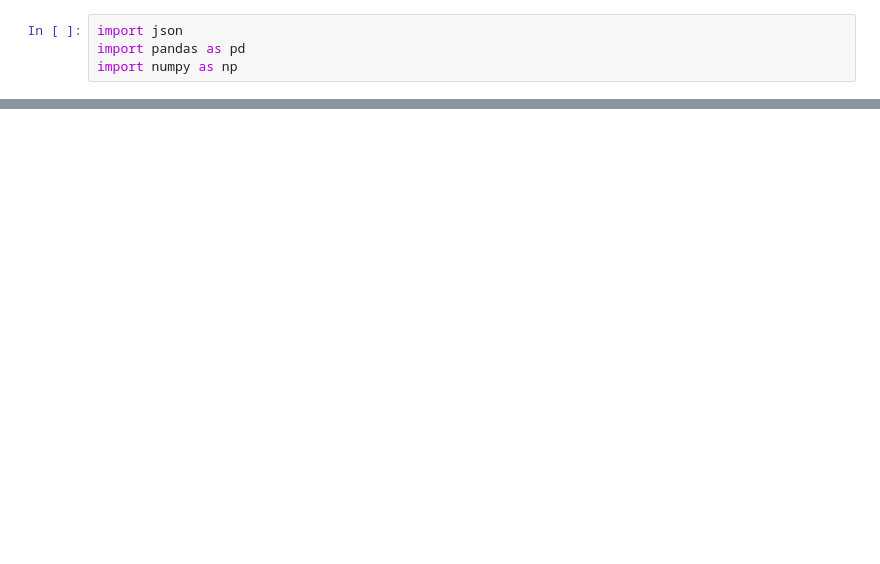
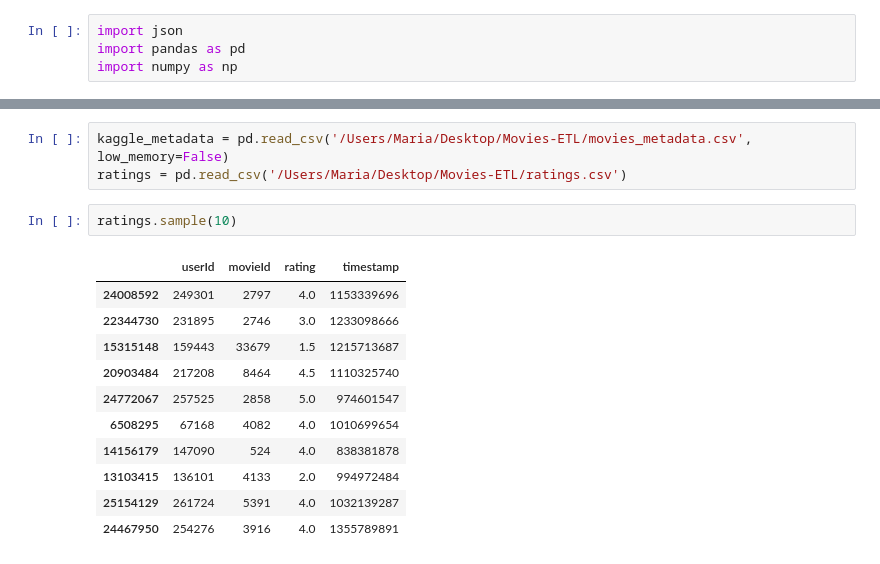
Before and after one commit to MariaGarzon/Movies-ETL, a Jupyter notebook: Untitled.ipynb, the cells around one changed output, grey strips where cells are left out. Saved outputs shown, nothing was run; the diff lists cells and outputs as text; blank space fills up the shorter version.

```diff
--- a/Untitled.ipynb
+++ b/Untitled.ipynb
@@ -11,0 +75,17 @@ FileNotFoundError: [Errno 2] No such file or directory: 'C://Users/Maria/Desktop
+# %%
+kaggle_metadata = pd.read_csv('/Users/Maria/Desktop/Movies-ETL/movies_metadata.csv', low_memory=False)
+ratings = pd.read_csv('/Users/Maria/Desktop/Movies-ETL/ratings.csv')
+# %%
+ratings.sample(10)
+# %% [output]
+|  | userId | movieId | rating | timestamp |
+| 24008592 | 249301 | 2797 | 4.0 | 1153339696 |
+| 22344730 | 231895 | 2746 | 3.0 | 1233098666 |
+| 15315148 | 159443 | 33679 | 1.5 | 1215713687 |
+| 20903484 | 217208 | 8464 | 4.5 | 1110325740 |
+| 24772067 | 257525 | 2858 | 5.0 | 974601547 |
+| 6508295 | 67168 | 4082 | 4.0 | 1010699654 |
+| 14156179 | 147090 | 524 | 4.0 | 838381878 |
+| 13103415 | 136101 | 4133 | 2.0 | 994972484 |
+| 25154129 | 261724 | 5391 | 4.0 | 1032139287 |
+| 24467950 | 254276 | 3916 | 4.0 | 1355789891 |
```
Also changed, not shown: parts of 14 cells of this notebook.
